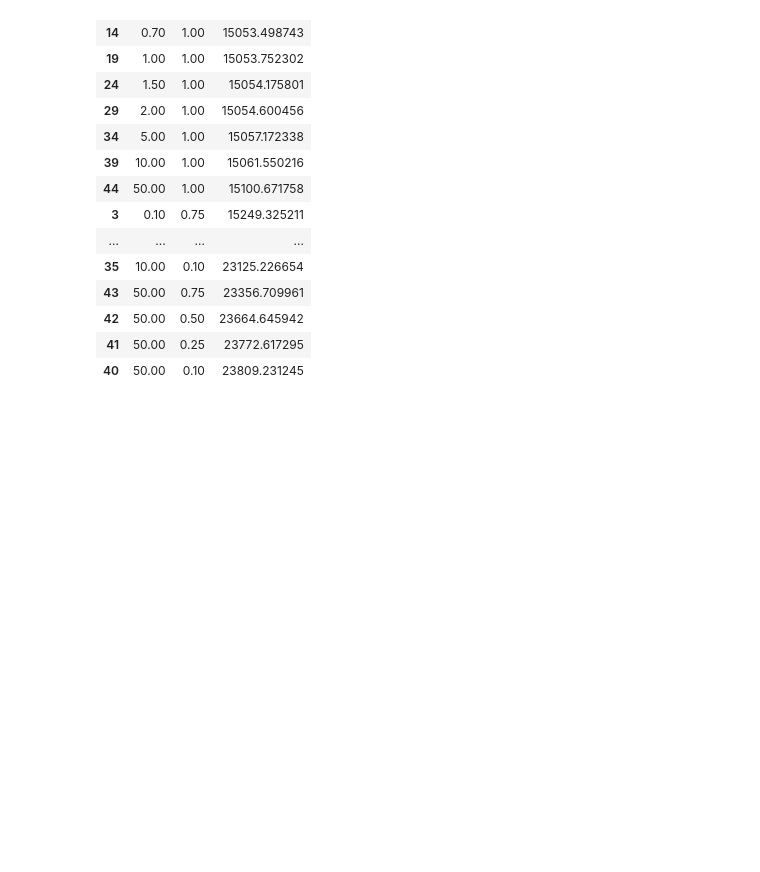
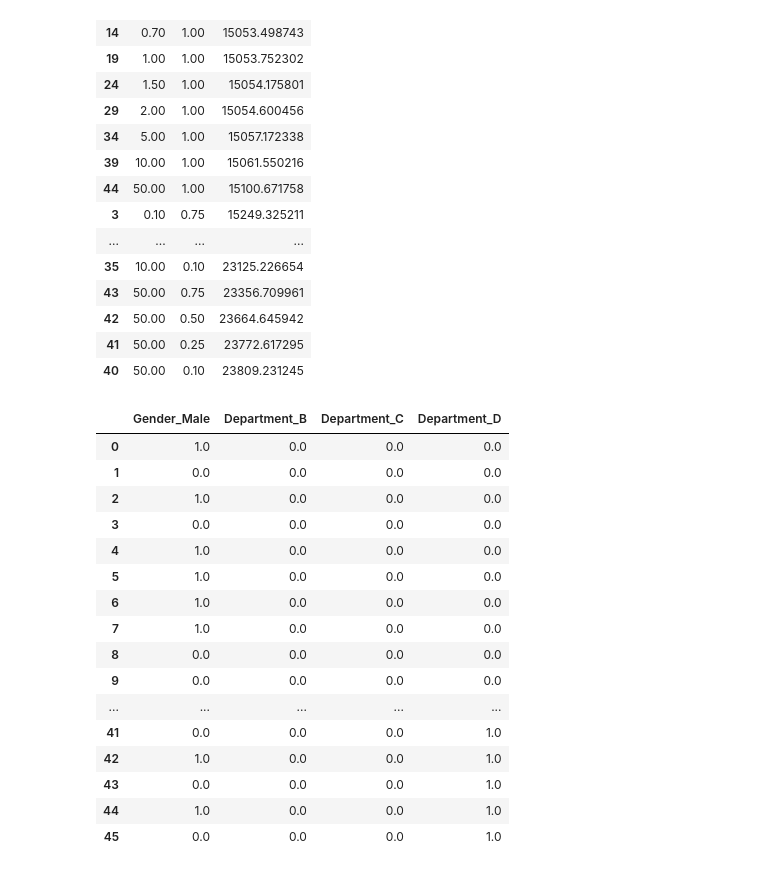
Before and after one commit to abhinavsatyam332-cloud/backup-pgcp-AI22, a Jupyter notebook: Practical Machine Learning/practicals/ElasticNet_and_all.ipynb, the cells around one changed output. Drawn from its saved outputs; the diff is of its cells as text; code cells hidden in the pictures; blank space fills up the shorter version.

```diff
--- a/Practical Machine Learning/practicals/Daily Practicals/Untitled.ipynb
+++ b/Practical Machine Learning/practicals/ElasticNet_and_all.ipynb
@@ -126,0 +129,36 @@ df_scores.sort_values('score')
+# %%
+df = pd.read_csv('Exp_salaries.csv')
+
+x = df.drop('Salary', axis=1)
+y = df['Salary']
+
+# drop deleting columns by alphabetical order means Gender_Female, Department_A
+encoder = OneHotEncoder(sparse_output = False, drop = 'first').set_output(transform = 'pandas')
+num_cols = list(x.columns[x.dtypes == int])
+str_cols = list(x.columns[x.dtypes != int])
+
+x_num = x[num_cols]
+x_str = x[str_cols]
+
+x_ohe = encoder.fit_transform(x_str)
+x_enc = pd.concat([x_ohe,x_num], axis = 1)
+x_train , x_test, y_train, y_test = train_test_split(x_enc, y , test_size = 0.3, random_state = 26)
+x_ohe
+# %% [output]
+|  | Gender_Male | Department_B | Department_C | Department_D |
+| 0 | 1.0 | 0.0 | 0.0 | 0.0 |
+| 1 | 0.0 | 0.0 | 0.0 | 0.0 |
+| 2 | 1.0 | 0.0 | 0.0 | 0.0 |
+| 3 | 0.0 | 0.0 | 0.0 | 0.0 |
+| 4 | 1.0 | 0.0 | 0.0 | 0.0 |
+| 5 | 1.0 | 0.0 | 0.0 | 0.0 |
+| 6 | 1.0 | 0.0 | 0.0 | 0.0 |
+| 7 | 1.0 | 0.0 | 0.0 | 0.0 |
+| 8 | 0.0 | 0.0 | 0.0 | 0.0 |
+| 9 | 0.0 | 0.0 | 0.0 | 0.0 |
+| ... | ... | ... | ... | ... |
+| 41 | 0.0 | 0.0 | 0.0 | 1.0 |
+| 42 | 1.0 | 0.0 | 0.0 | 1.0 |
+| 43 | 0.0 | 0.0 | 0.0 | 1.0 |
+| 44 | 1.0 | 0.0 | 0.0 | 1.0 |
+| 45 | 0.0 | 0.0 | 0.0 | 1.0 |
```
Also changed, not shown: parts of 4 cells of this notebook, 1 other file.
